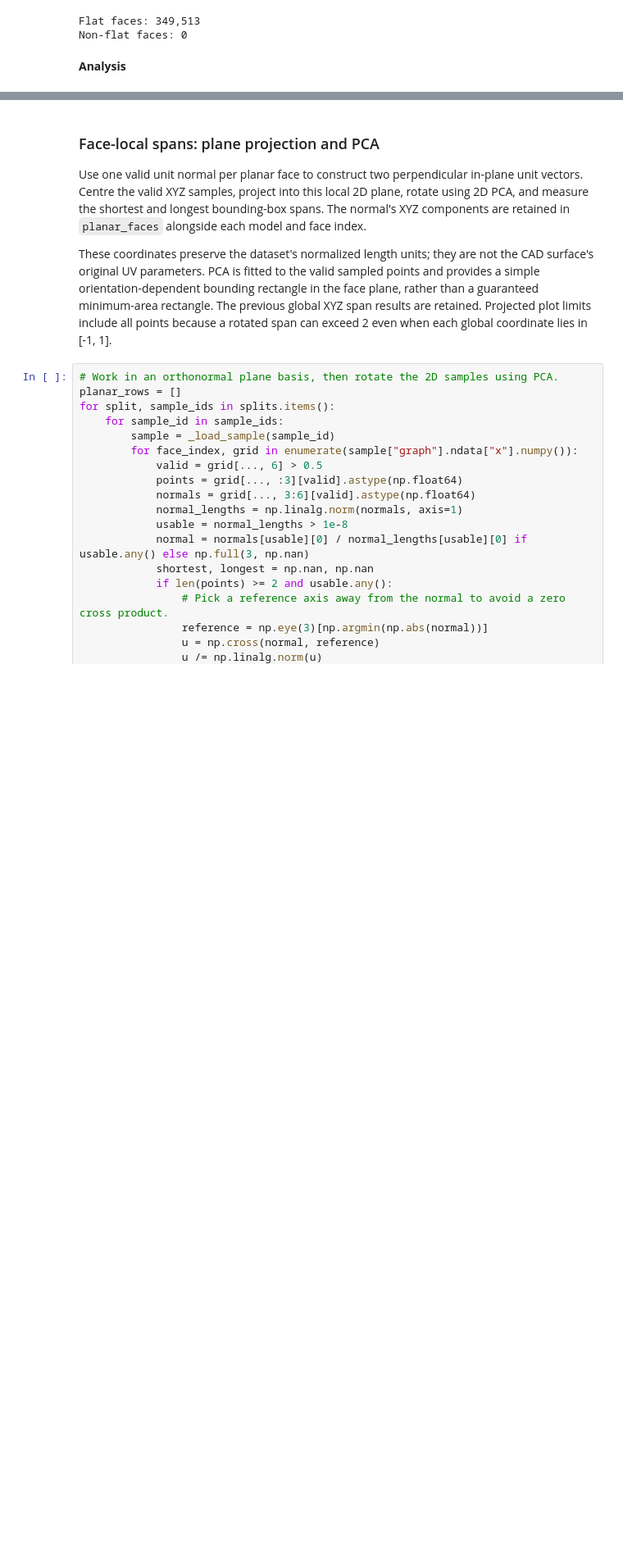
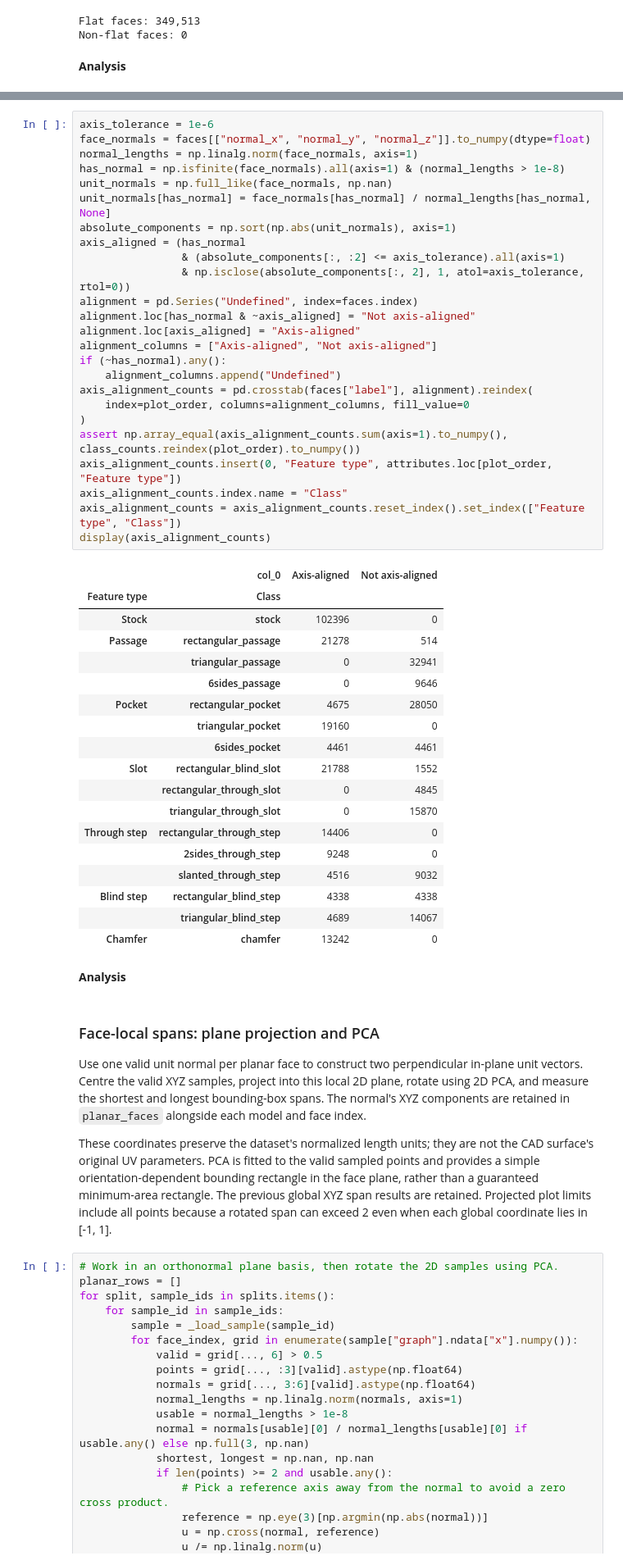
Before and after one commit to Yuan-Hou/GNN-IN-CAD, a Jupyter notebook: notebooks/eda.ipynb, the cells around one changed output, grey strips where cells are left out. Shown at 82% size. Cells and saved outputs as stored; diff of their text form; blank space fills up the shorter version.

Commit message:
Perform deeper result analysis

```diff
--- a/notebooks/eda.ipynb
+++ b/notebooks/eda.ipynb
@@ -471,3 +501,51 @@ Non-flat faces: 0
+# %%
+axis_tolerance = 1e-6
+face_normals = faces[["normal_x", "normal_y", "normal_z"]].to_numpy(dtype=float)
+normal_lengths = np.linalg.norm(face_normals, axis=1)
+has_normal = np.isfinite(face_normals).all(axis=1) & (normal_lengths > 1e-8)
+unit_normals = np.full_like(face_normals, np.nan)
+unit_normals[has_normal] = face_normals[has_normal] / normal_lengths[has_normal, None]
+absolute_components = np.sort(np.abs(unit_normals), axis=1)
+axis_aligned = (has_normal
+                & (absolute_components[:, :2] <= axis_tolerance).all(axis=1)
+                & np.isclose(absolute_components[:, 2], 1, atol=axis_tolerance, rtol=0))
+alignment = pd.Series("Undefined", index=faces.index)
+alignment.loc[has_normal & ~axis_aligned] = "Not axis-aligned"
+alignment.loc[axis_aligned] = "Axis-aligned"
+alignment_columns = ["Axis-aligned", "Not axis-aligned"]
+if (~has_normal).any():
+    alignment_columns.append("Undefined")
+axis_alignment_counts = pd.crosstab(faces["label"], alignment).reindex(
+    index=plot_order, columns=alignment_columns, fill_value=0
+)
+assert np.array_equal(axis_alignment_counts.sum(axis=1).to_numpy(), class_counts.reindex(plot_order).to_numpy())
+axis_alignment_counts.insert(0, "Feature type", attributes.loc[plot_order, "Feature type"])
+axis_alignment_counts.index.name = "Class"
+axis_alignment_counts = axis_alignment_counts.reset_index().set_index(["Feature type", "Class"])
+display(axis_alignment_counts)
+# %% [output]
+|  | col_0 | Axis-aligned | Not axis-aligned |
+| Feature type | Class |  |  |
+| Stock | stock | 102396 | 0 |
+| Passage | rectangular_passage | 21278 | 514 |
+|  | triangular_passage | 0 | 32941 |
+|  | 6sides_passage | 0 | 9646 |
+| Pocket | rectangular_pocket | 4675 | 28050 |
+|  | triangular_pocket | 19160 | 0 |
+|  | 6sides_pocket | 4461 | 4461 |
+| Slot | rectangular_blind_slot | 21788 | 1552 |
+|  | rectangular_through_slot | 0 | 4845 |
+|  | triangular_through_slot | 0 | 15870 |
+| Through step | rectangular_through_step | 14406 | 0 |
+|  | 2sides_through_step | 9248 | 0 |
+|  | slanted_through_step | 4516 | 9032 |
+| Blind step | rectangular_blind_step | 4338 | 4338 |
+|  | triangular_blind_step | 4689 | 14067 |
+| Chamfer | chamfer | 13242 | 0 |
+# %% [markdown]
+**Analysis**
+
+<!-- To be filled in after reviewing the results. -->
 # %% [markdown]
 ### Face-local spans: plane projection and PCA
 
```
Also changed, not shown: parts of 17 cells of this notebook, 1 other file.
